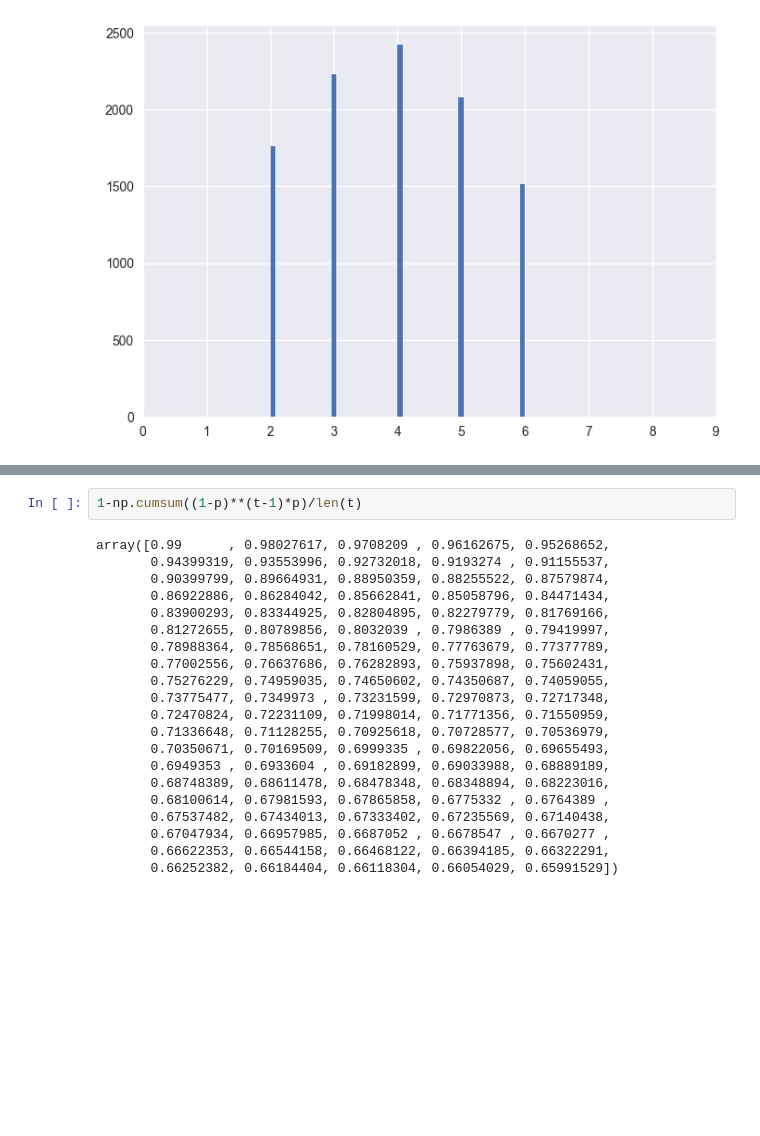
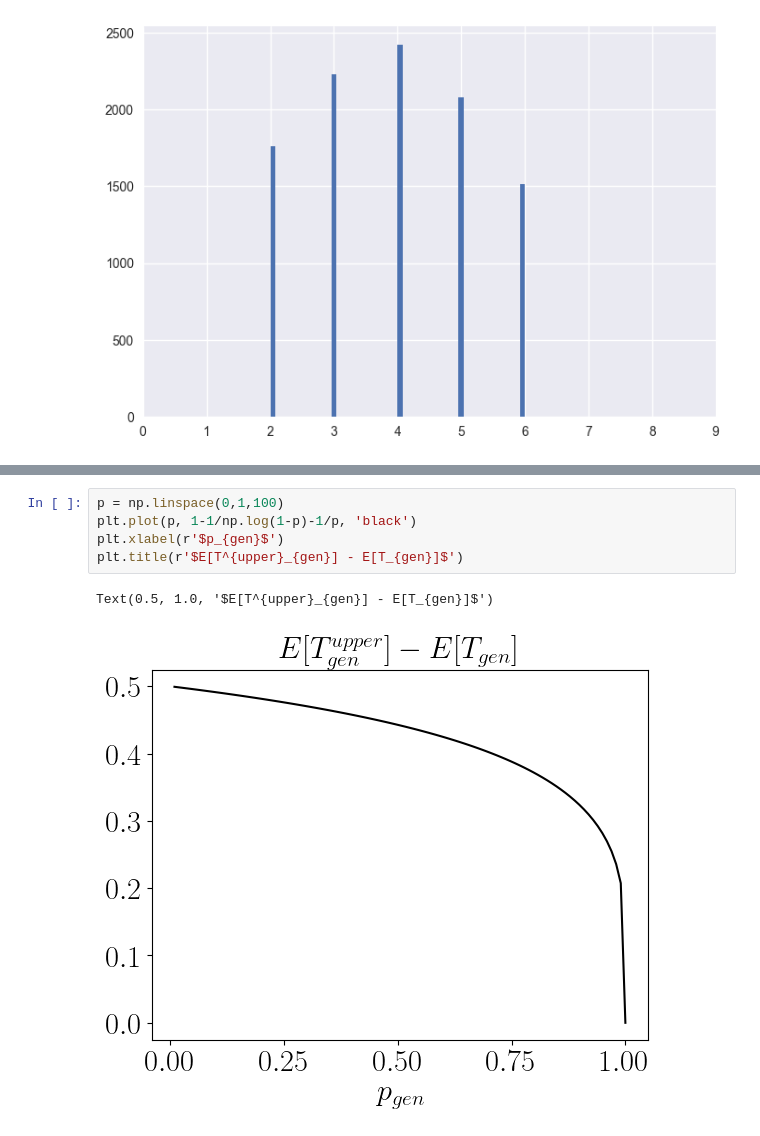
Before and after one commit to Luisenden/qnetsur, a Jupyter notebook: notebooks/acquisition.ipynb, the cells around one changed output, grey strips where cells are left out. Saved outputs shown, nothing was run; the diff lists cells and outputs as text; blank space fills up the shorter version.

```diff
--- a/notebooks/acquisition.ipynb
+++ b/notebooks/acquisition.ipynb
@@ -61,23 +92,8 @@ plt.legend()
-# %%
-1-np.cumsum((1-p)**(t-1)*p)/len(t)
-# %% [output]
-array([0.99      , 0.98027617, 0.9708209 , 0.96162675, 0.95268652,
-       0.94399319, 0.93553996, 0.92732018, 0.9193274 , 0.91155537,
-       0.90399799, 0.89664931, 0.88950359, 0.88255522, 0.87579874,
-       0.86922886, 0.86284042, 0.85662841, 0.85058796, 0.84471434,
-       0.83900293, 0.83344925, 0.82804895, 0.82279779, 0.81769166,
-       0.81272655, 0.80789856, 0.8032039 , 0.7986389 , 0.79419997,
-       0.78988364, 0.78568651, 0.78160529, 0.77763679, 0.77377789,
-       0.77002556, 0.76637686, 0.76282893, 0.75937898, 0.75602431,
-       0.75276229, 0.74959035, 0.74650602, 0.74350687, 0.74059055,
-       0.73775477, 0.7349973 , 0.73231599, 0.72970873, 0.72717348,
-       0.72470824, 0.72231109, 0.71998014, 0.71771356, 0.71550959,
-       0.71336648, 0.71128255, 0.70925618, 0.70728577, 0.70536979,
-       0.70350671, 0.70169509, 0.6999335 , 0.69822056, 0.69655493,
-       0.6949353 , 0.6933604 , 0.69182899, 0.69033988, 0.68889189,
-       0.68748389, 0.68611478, 0.68478348, 0.68348894, 0.68223016,
-       0.68100614, 0.67981593, 0.67865858, 0.6775332 , 0.6764389 ,
-       0.67537482, 0.67434013, 0.67333402, 0.67235569, 0.67140438,
-       0.67047934, 0.66957985, 0.6687052 , 0.6678547 , 0.6670277 ,
-       0.66622353, 0.66544158, 0.66468122, 0.66394185, 0.66322291,
-       0.66252382, 0.66184404, 0.66118304, 0.66054029, 0.65991529])
+# %%
+p = np.linspace(0,1,100)
+plt.plot(p, 1-1/np.log(1-p)-1/p, 'black')
+plt.xlabel(r'$p_{gen}$')
+plt.title(r'$E[T^{upper}_{gen}] - E[T_{gen}]$')
+# %% [output]
+Text(0.5, 1.0, '$E[T^{upper}_{gen}] - E[T_{gen}]$')
+[figure, added]
```
Also changed, not shown: parts of 3 cells of this notebook, 5 other files.
